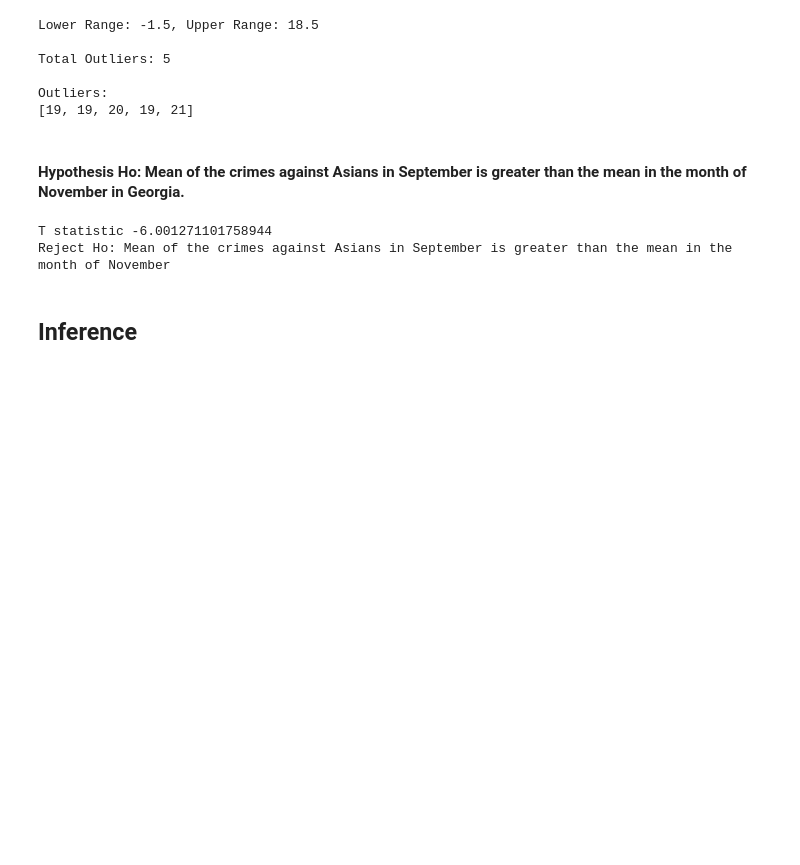
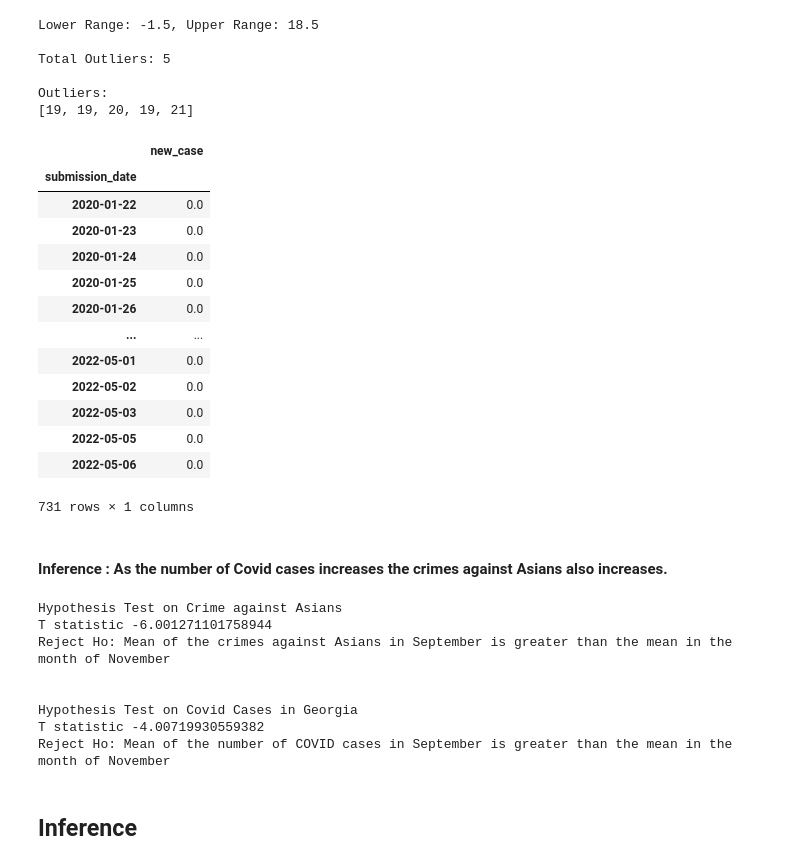
Before and after one commit to manal3112/cse-544-project, a Jupyter notebook: inference 1.ipynb, the cells around one changed output. Saved outputs shown, nothing was run; the diff lists cells and outputs as text; code cells hidden in the pictures; blank space fills up the shorter version.

Commit message:
Update inference 1

```diff
--- a/inference 1.ipynb
+++ b/inference 1.ipynb
@@ -157,10 +157,32 @@ Total Outliers: 5
 
 Outliers:
 [19, 19, 20, 19, 21]
+# %%
+# Georgia cases dataset
+georgia = pd.read_csv("georgia_cases_deaths.csv")
+georgia["submission_date"] = pd.to_datetime(georgia["submission_date"])
+georgia_cases = georgia[["submission_date","new_case"]]
+georgia_cases = georgia_cases.set_index(["submission_date"])
+georgia_cases
+# %% [output]
+|  | new_case |
+| submission_date |  |
+| 2020-01-22 | 0.0 |
+| 2020-01-23 | 0.0 |
+| 2020-01-24 | 0.0 |
+| 2020-01-25 | 0.0 |
+| 2020-01-26 | 0.0 |
+| ... | ... |
+| 2022-05-01 | 0.0 |
+| 2022-05-02 | 0.0 |
+| 2022-05-03 | 0.0 |
+| 2022-05-05 | 0.0 |
+| 2022-05-06 | 0.0 |
+731 rows × 1 columns
 # %%
 #################################### HYPOTHESIS TESTING #########################################
-# %% [markdown]
-#### Hypothesis Ho:  Mean of the crimes against Asians in September is greater than the mean in the month of November in Georgia.
+# %% [markdown]
+#### Inference : As the number of Covid cases increases the crimes against Asians also increases.
 # %%
 # Get Data for September and November
 
@@ -173,7 +200,6 @@ asian_victims_nov = asian_victims_nov.to_numpy()
 
 def t_test_unpaired(sample1,sample2,tvalue,hypothesis):
     n = len(sample1)
-
     m = len(sample2)
 
     # Computing the means of sample1 and sample2
@@ -196,11 +222,23 @@ def t_test_unpaired(sample1,sample2,tvalue,hypothesis):
     else:
         print("Accept Ho:",hypothesis)
 
+print("Hypothesis Test on Crime against Asians")
 t_test_unpaired(asian_victims_sept,asian_victims_nov,-1.672522,
 "Mean of the crimes against Asians in September is greater than the mean in the month of November")
+print("\n")
+
+print("Hypothesis Test on Covid Cases in Georgia")
+t_test_unpaired(cases_sept,cases_nov,-1.672522,
+"Mean of the number of COVID cases in September is greater than the mean in the month of November")
 # %% [output]
+Hypothesis Test on Crime against Asians
 T statistic -6.001271101758944
 Reject Ho: Mean of the crimes against Asians in September is greater than the mean in the month of November
+
+
+Hypothesis Test on Covid Cases in Georgia
+T statistic -4.00719930559382
+Reject Ho: Mean of the number of COVID cases in September is greater than the mean in the month of November
 # %% [markdown]
 ## Inference
 # %% [markdown]
```
Also changed, not shown: parts of 2 cells of this notebook.
